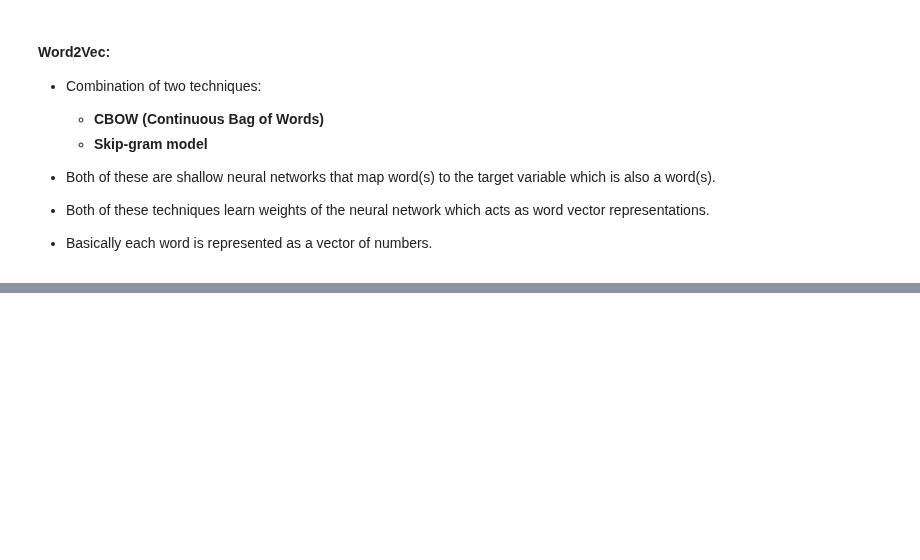
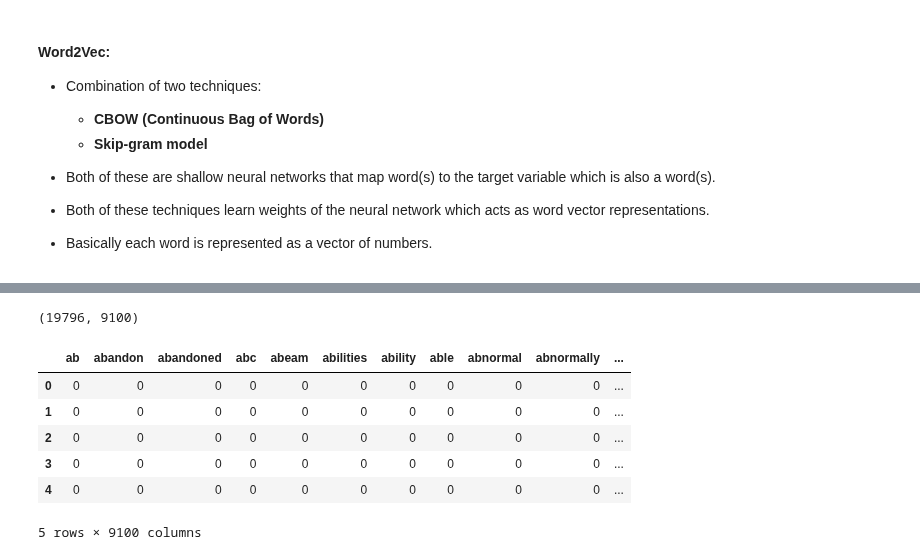
Before and after one commit to anish3565/Case_Studies, a Jupyter notebook: NLP/2. Classify_Text_Word2Vec.ipynb, the cells around one changed output, grey strips where cells are left out. Saved outputs shown, nothing was run; the diff lists cells and outputs as text; code cells hidden in the pictures; blank space fills up the shorter version.

```diff
--- a/NLP/2. Classify_Text_Word2Vec.ipynb
+++ b/NLP/2. Classify_Text_Word2Vec.ipynb
@@ -40,0 +111,31 @@ Note:
+# %%
+# Count vectorization of text
+from sklearn.feature_extraction.text import CountVectorizer
+
+# Ticket Data
+corpus=TicketData['body'].values
+
+# Creating the vectorizer
+vectorizer=CountVectorizer(stop_words='english')
+
+# Converting the text to numeric data
+X=vectorizer.fit_transform(corpus)
+
+# print(vectorizer.get_feature_names_out())
+
+# Preparing data for Machine Learning
+# Target Variable -> Priority column
+# Other columns -> predictors
+CountVectorizedData=pd.DataFrame(X.toarray(), columns=vectorizer.get_feature_names_out())
+CountVectorizedData['Priority']=TicketData['urgency']
+print(CountVectorizedData.shape)
+CountVectorizedData.head()
+# %% [output]
+(19796, 9100)
+|  | ab | abandon | abandoned | abc | abeam | abilities | ability | able | abnormal | abnormally | ... |
+| 0 | 0 | 0 | 0 | 0 | 0 | 0 | 0 | 0 | 0 | 0 | ... |
+| 1 | 0 | 0 | 0 | 0 | 0 | 0 | 0 | 0 | 0 | 0 | ... |
+| 2 | 0 | 0 | 0 | 0 | 0 | 0 | 0 | 0 | 0 | 0 | ... |
+| 3 | 0 | 0 | 0 | 0 | 0 | 0 | 0 | 0 | 0 | 0 | ... |
+| 4 | 0 | 0 | 0 | 0 | 0 | 0 | 0 | 0 | 0 | 0 | ... |
+5 rows × 9100 columns
```
Also changed, not shown: parts of 14 cells of this notebook.
